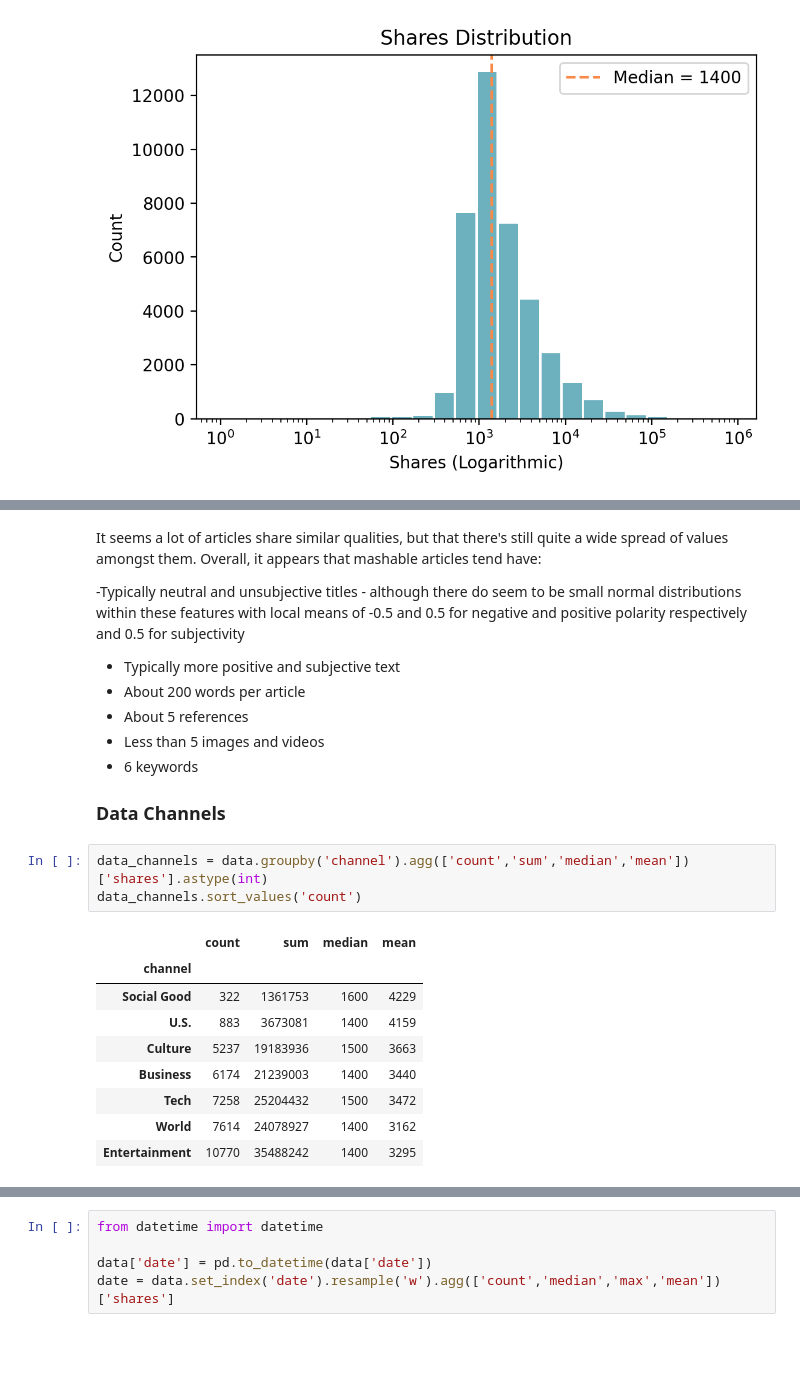
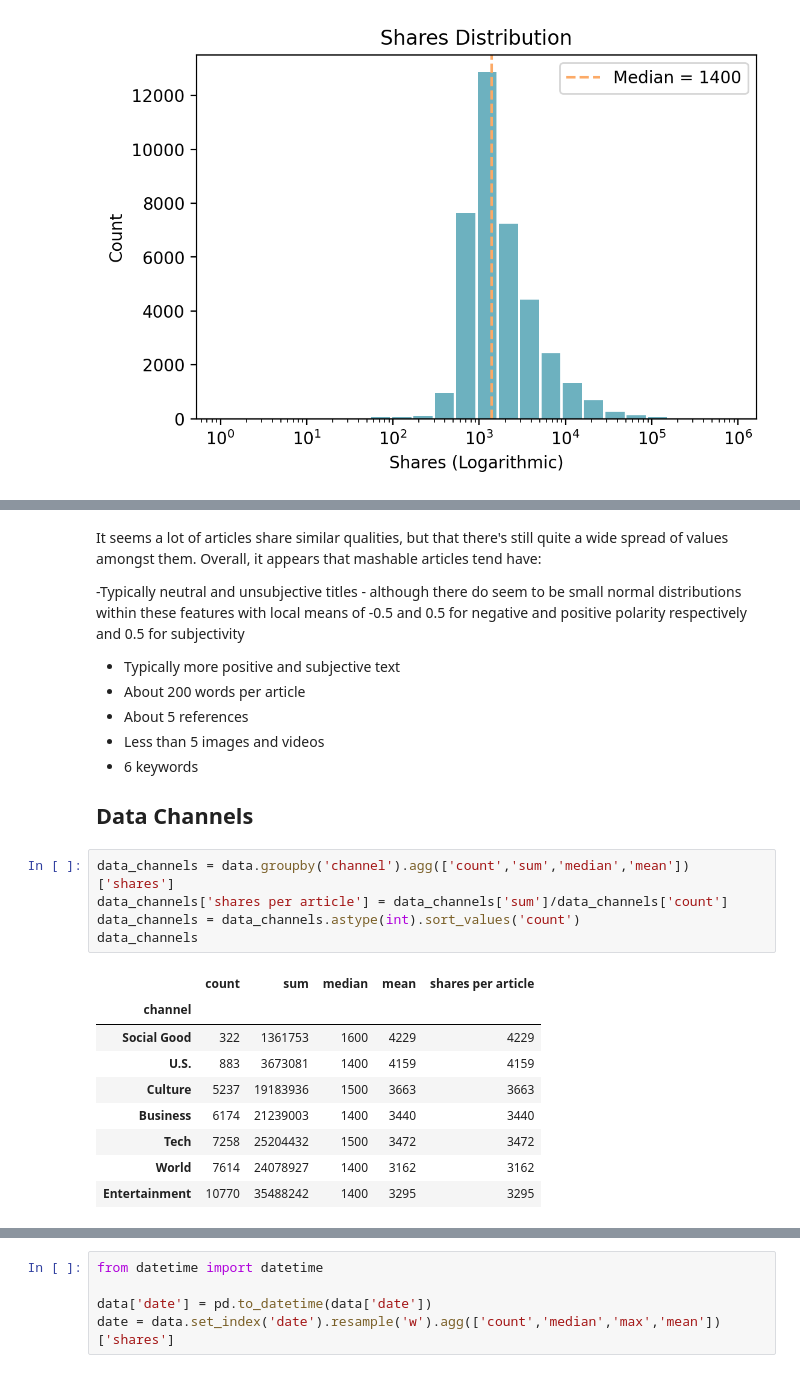
Before and after one commit to taracrutchfield/Capstone2_ArticlePopularity, a Jupyter notebook: 3. Data Exploration.ipynb, the cells around one changed output, grey strips where cells are left out. Drawn from its saved outputs; the diff is of its cells as text; blank space fills up the shorter version.

```diff
--- a/3. Data Exploration.ipynb
+++ b/3. Data Exploration.ipynb
@@ -142,17 +141,19 @@ It seems a lot of articles share similar qualities, but that there's still quite
 - Less than 5 images and videos
 - 6 keywords
 
-### Data Channels
+## Data Channels
 # %%
-data_channels = data.groupby('channel').agg(['count','sum','median','mean'])['shares'].astype(int)
-data_channels.sort_values('count')
+data_channels = data.groupby('channel').agg(['count','sum','median','mean'])['shares']
+data_channels['shares per article'] = data_channels['sum']/data_channels['count']
+data_channels = data_channels.astype(int).sort_values('count')
+data_channels
 # %% [output]
-|  | count | sum | median | mean |
-| channel |  |  |  |  |
-| Social Good | 322 | 1361753 | 1600 | 4229 |
-| U.S. | 883 | 3673081 | 1400 | 4159 |
-| Culture | 5237 | 19183936 | 1500 | 3663 |
-| Business | 6174 | 21239003 | 1400 | 3440 |
-| Tech | 7258 | 25204432 | 1500 | 3472 |
-| World | 7614 | 24078927 | 1400 | 3162 |
-| Entertainment | 10770 | 35488242 | 1400 | 3295 |
+|  | count | sum | median | mean | shares per article |
+| channel |  |  |  |  |  |
+| Social Good | 322 | 1361753 | 1600 | 4229 | 4229 |
+| U.S. | 883 | 3673081 | 1400 | 4159 | 4159 |
+| Culture | 5237 | 19183936 | 1500 | 3663 | 3663 |
+| Business | 6174 | 21239003 | 1400 | 3440 | 3440 |
+| Tech | 7258 | 25204432 | 1500 | 3472 | 3472 |
+| World | 7614 | 24078927 | 1400 | 3162 | 3162 |
+| Entertainment | 10770 | 35488242 | 1400 | 3295 | 3295 |
```
Also changed, not shown: parts of 36 cells of this notebook, 5 other files.
